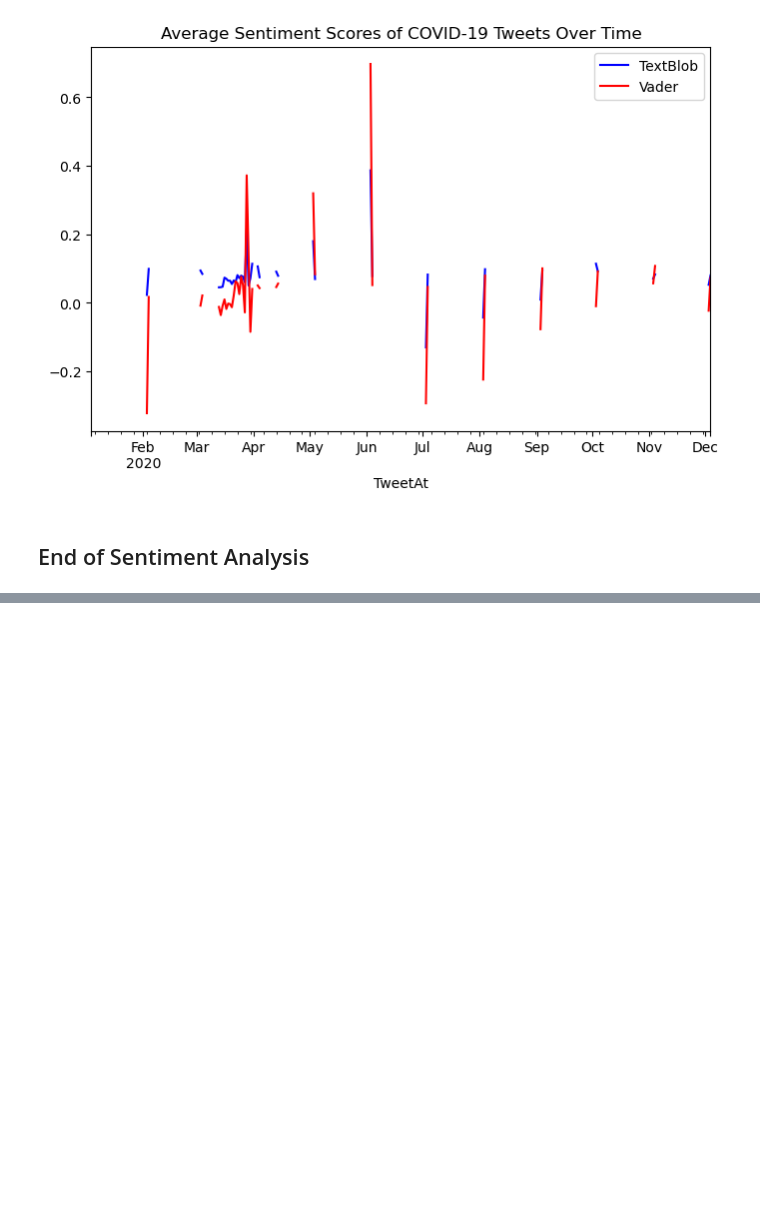
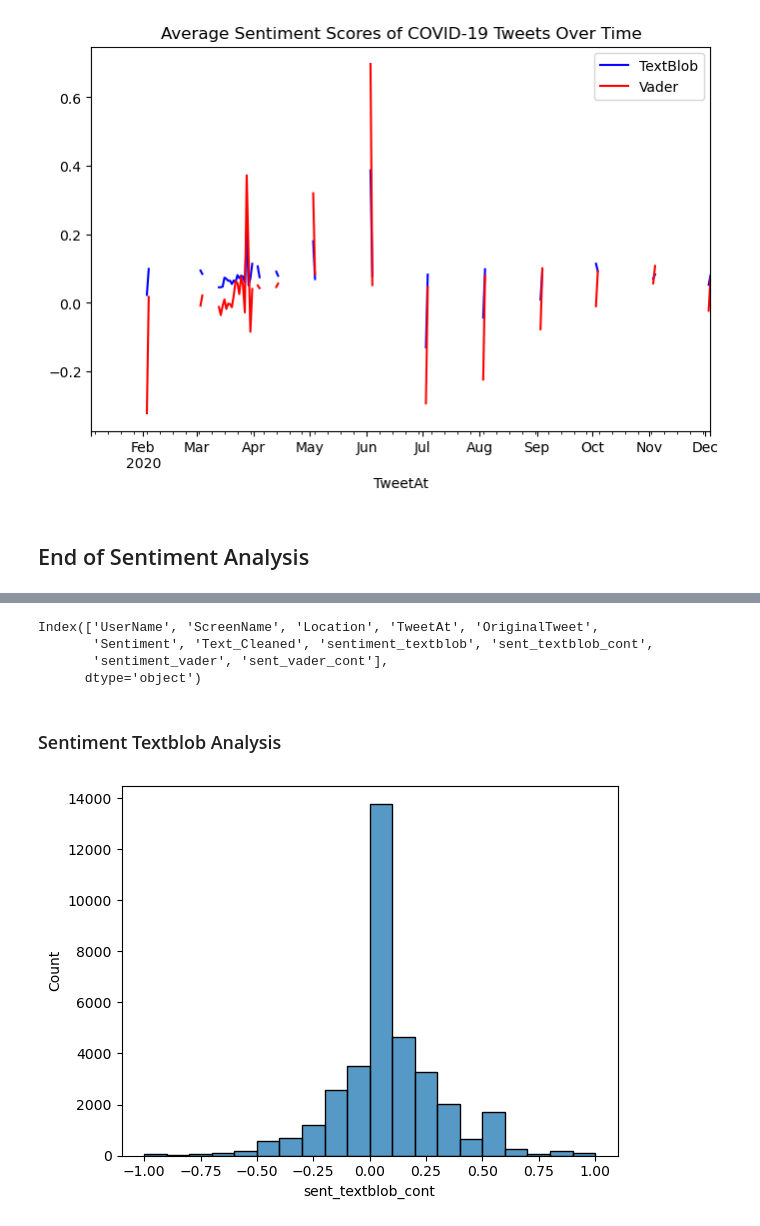
Before and after one commit to ReproTeach/final-project-sd_final_project, a Jupyter notebook: final_project.ipynb, the cells around one changed output, grey strips where cells are left out. Drawn from its saved outputs; the diff is of its cells as text; code cells hidden in the pictures; blank space fills up the shorter version.

```diff
--- a/final_project.ipynb
+++ b/final_project.ipynb
@@ -386,0 +410,17 @@ plt.show()
+# %%
+print(merged_df.columns)
+# %% [output]
+Index(['UserName', 'ScreenName', 'Location', 'TweetAt', 'OriginalTweet',
+       'Sentiment', 'Text_Cleaned', 'sentiment_textblob', 'sent_textblob_cont',
+       'sentiment_vader', 'sent_vader_cont'],
+      dtype='object')
+# %% [markdown]
+### Sentiment Textblob Analysis ###
+# %%
+import matplotlib.pyplot as plt
+import seaborn as sns
+
+sns.histplot(data=merged_df, x="sent_textblob_cont", bins=20)
+plt.show()
+# %% [output]
+[figure, added]
```
Also changed, not shown: parts of 13 cells of this notebook.
